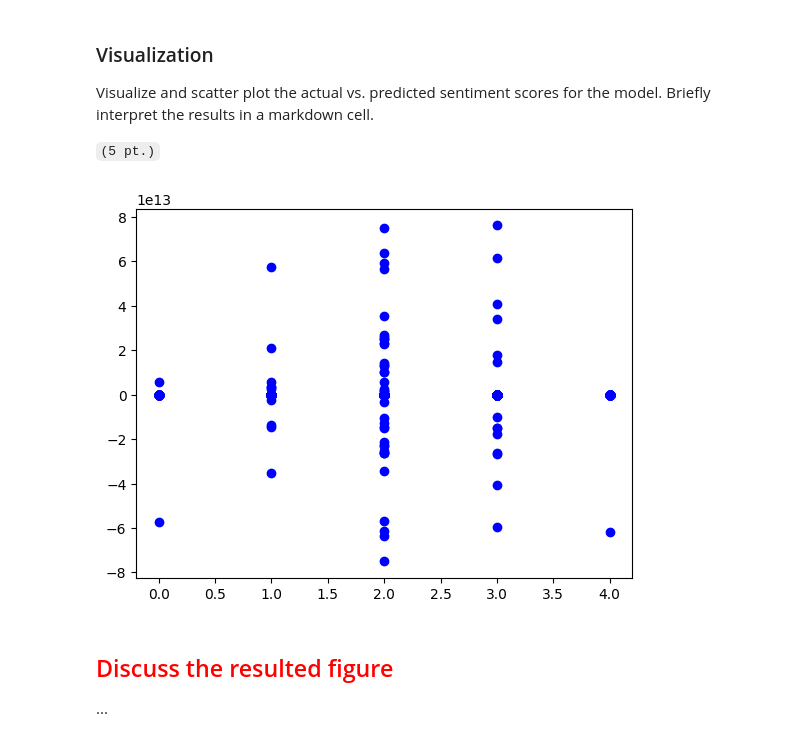
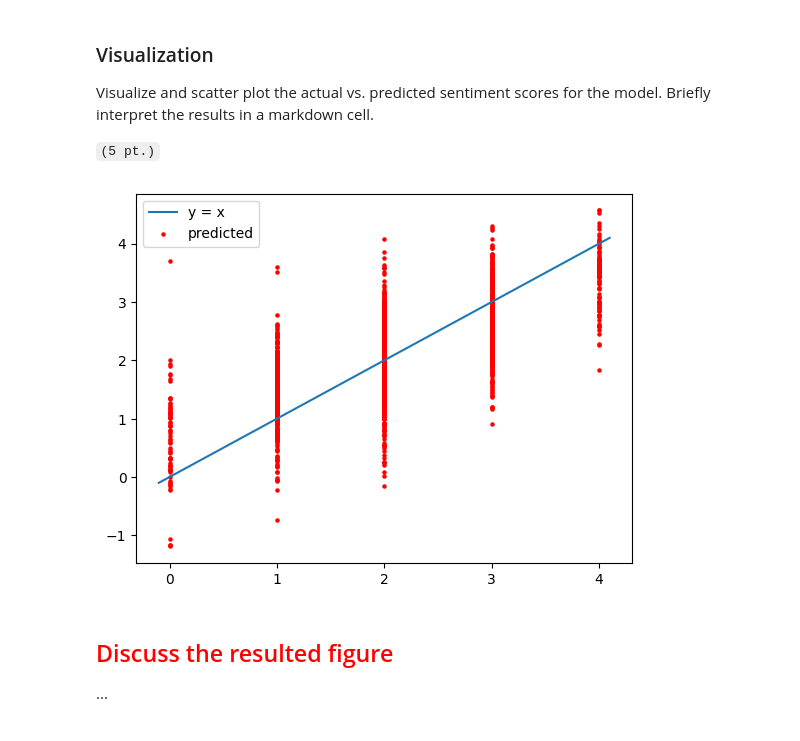
Before and after one commit to AliKouchekzade/MMIE_CHW2, a Jupyter notebook: MMIE_CHW2.ipynb, the cells around one changed output. Saved outputs shown, nothing was run; the diff lists cells and outputs as text; code cells hidden in the pictures.

```diff
--- a/MMIE_CHW2.ipynb
+++ b/MMIE_CHW2.ipynb
@@ -390,7 +395,7 @@ vector = vectorizer.transform(document).toarray()
 ``(5 pt.)``
 # %%
 # TODO: Split the dataset into training and testing sets
-X_train, X_test, y_train, y_test = train_test_split(vector, y, test_size = 0.25)
+X_train, X_test, y_train, y_test = train_test_split(vector, y, test_size = 0.2)
 
 # TODO: Train a linear regression model
 regr = LinearRegression()
@@ -400,7 +405,15 @@ regr.fit(X_train, y_train)
 # TODO: Make predictions on the testing set
 y_pred = regr.predict(X_test)
 
+#outlier data
+outlier_data_number = 0
+for i,pred in enumerate(y_pred):
+    if pred > 6 or pred < -2:
+        y_pred[i] = 2
+        outlier_data_number += 1
+
 # TODO: Evaluate the model using mean squared error
 mse = mean_squared_error(y_true=y_test,y_pred=y_pred)
-mse
+print('outlier data number = ',outlier_data_number)
+print('mse on test data = ',mse)
 # %% [output]
@@ -411,12 +425,15 @@ mse
 Visualize and scatter plot the actual vs. predicted sentiment scores for the model. Briefly interpret the results in a markdown cell.
 
 ``(5 pt.)``
-# %%
-y_pred = regr.predict(X_test)
-plt.scatter(y_test, y_pred, color ='b')
-plt.show()
-# %% [output]
-[figure, removed]
+# %%
+x_var = np.linspace(-0.1,4.1,100)
+y_var = x_var
+plt.plot(x_var,y_var,label = 'y = x')
+plt.scatter(y_test, y_pred, s = 5 ,color ='r', label = 'predicted' )
+plt.legend()
+plt.show()
+# %% [output]
+[figure, added]
 # %% [markdown]
 ## <font color="red"> Discuss the resulted figure </font>
 
```
Also changed, not shown: parts of 3 cells of this notebook.
